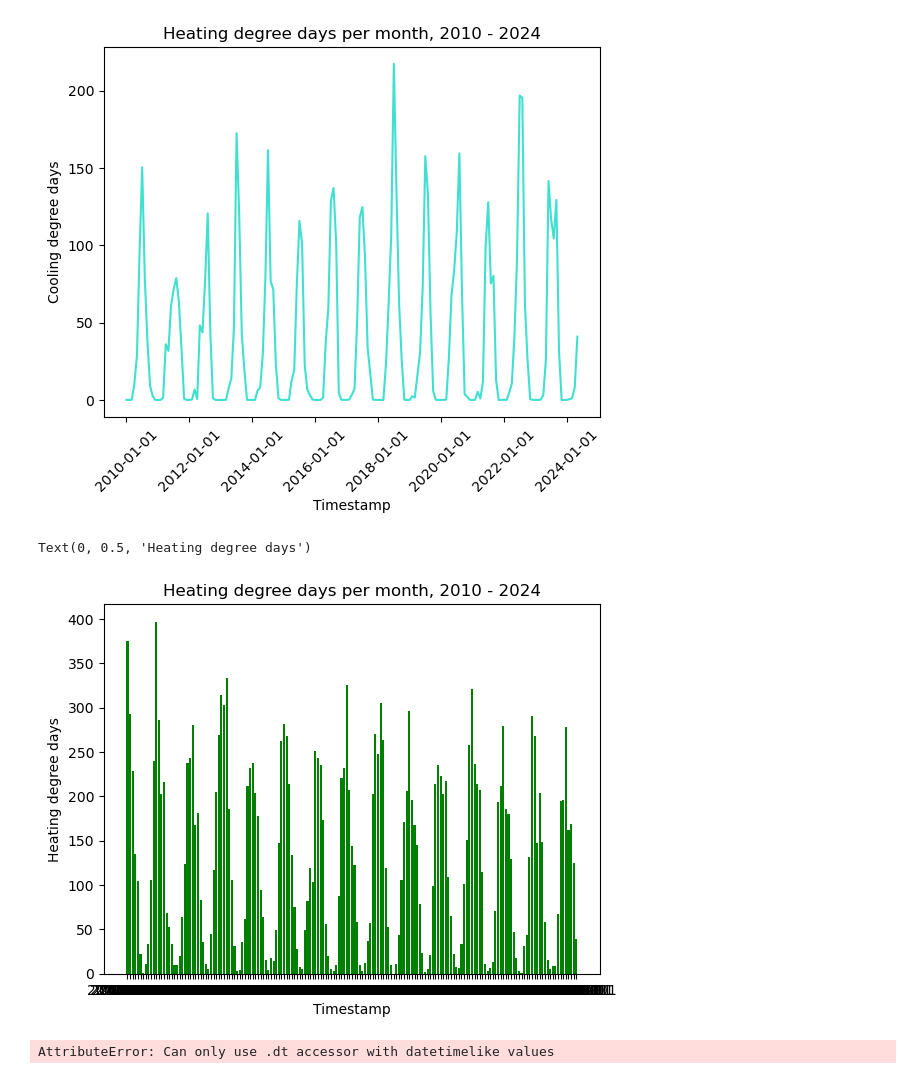
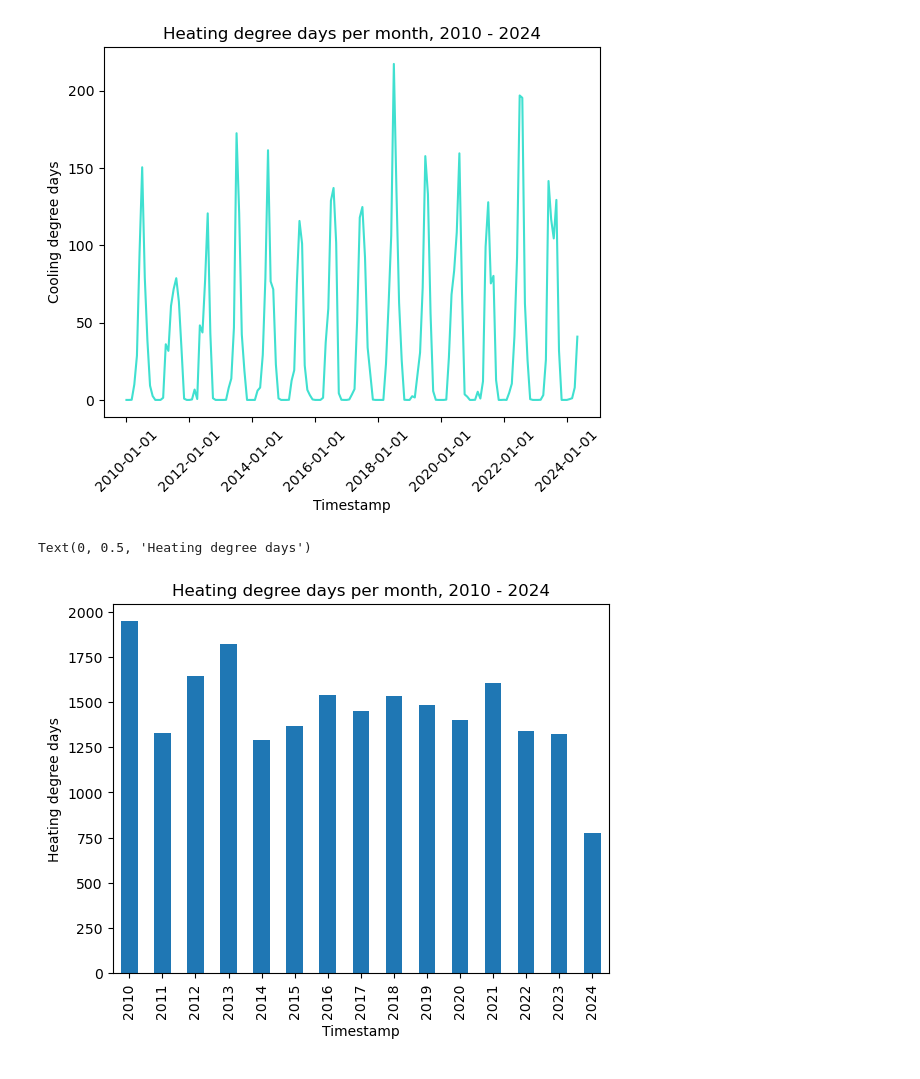
Before and after one commit to JoeyBream/weather-data, a Jupyter notebook: data.ipynb, the cells around one changed output. Drawn from its saved outputs; the diff is of its cells as text; code cells hidden in the pictures.

Commit message:
Building background for second charts, which will be HDDs and CDDs by year

```diff
--- a/data.ipynb
+++ b/data.ipynb
@@ -34,4 +34,4 @@ WS_Stations.head() #  A look at the stations records
 | 2 | EGLC | London City Airport | NaN | NaN | London | 0.030 |
 # %%
 # Some data cleaning
-pd.to_datetime(WS_Data['Timestamp'])
+WS_Data['Timestamp'] = pd.to_datetime(WS_Data['Timestamp'])
@@ -90,19 +77,16 @@ plt.ylabel("Cooling degree days")
 # %% [output]
 Text(0, 0.5, 'Cooling degree days')
 [figure]
-# %%
-## HEATING DEGREE DAY PER YEAR ##
-x = WS_Data['Timestamp']
-y = WS_Data['03770H150']
-chart = plt.bar(x, y, color="green")
-plt.title("Heating degree days per month, 2010 - 2024")
-plt.xlabel("Timestamp")
-# plt.xticks(timestamplist,rotation=45)
-plt.ylabel("Heating degree days")
-# %% [output]
-Text(0, 0.5, 'Heating degree days')
-[figure, old version]
 # %%
-WS_Data["Timestamp"].dt.month
+# Add a column displaying the year
+WS_Data['Year'] = WS_Data["Timestamp"].dt.year
+
+# Grouping the data by year
+WS_Data_ByYear = WS_Data.groupby(['Year']).mean()
-# %% [output]
-AttributeError: Can only use .dt accessor with datetimelike values
+# %%
+## HEATING DEGREE DAY PER YEAR ## (Using Pandas plot)
+HDDsperYear = WS_Data.groupby([years])["03770H150"].sum()
+HDDsperYear.plot(kind='bar')
+# %% [output]
+Text(0, 0.5, 'Heating degree days')
+[figure, new version]
```
Also changed, not shown: parts of 3 cells of this notebook.
